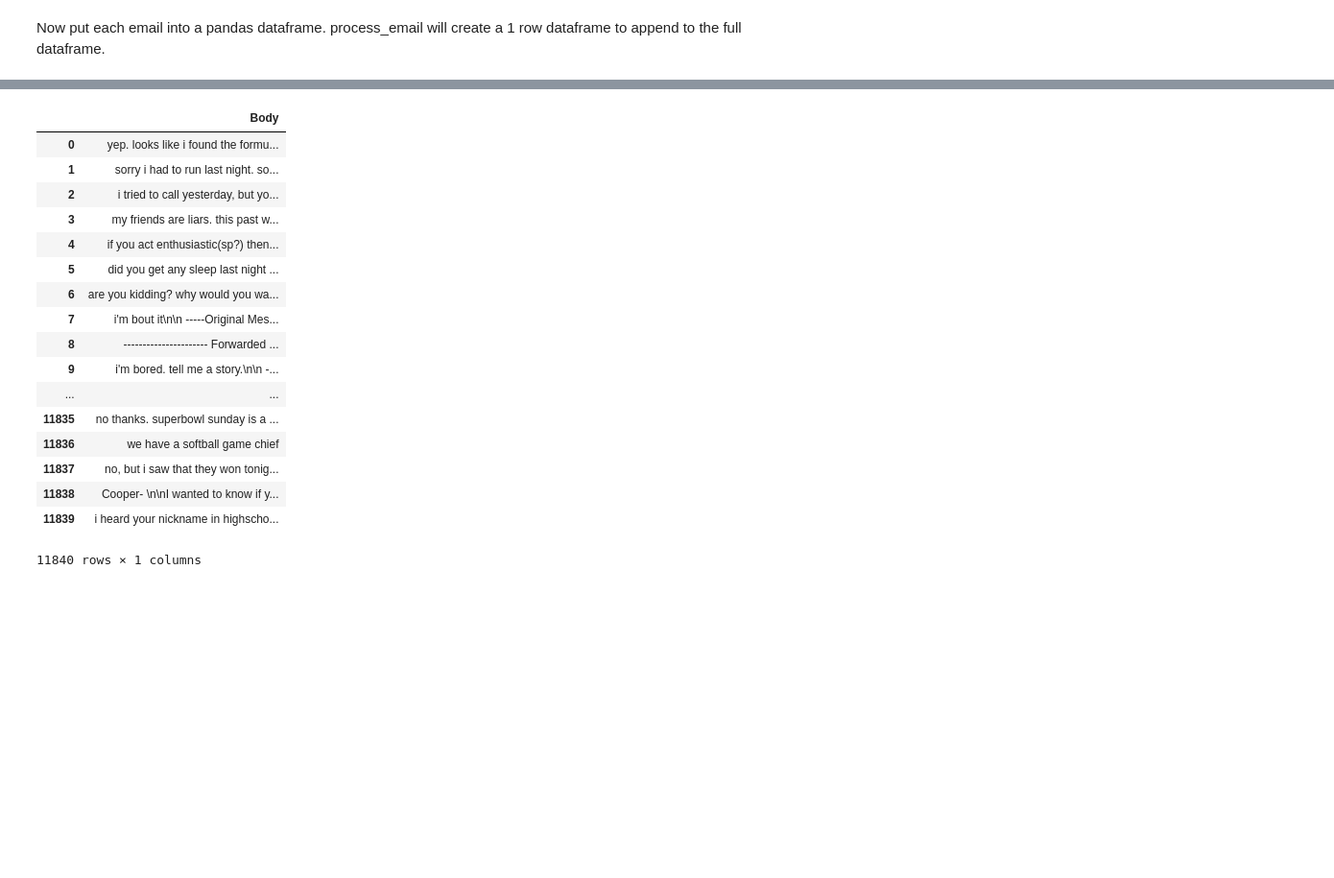
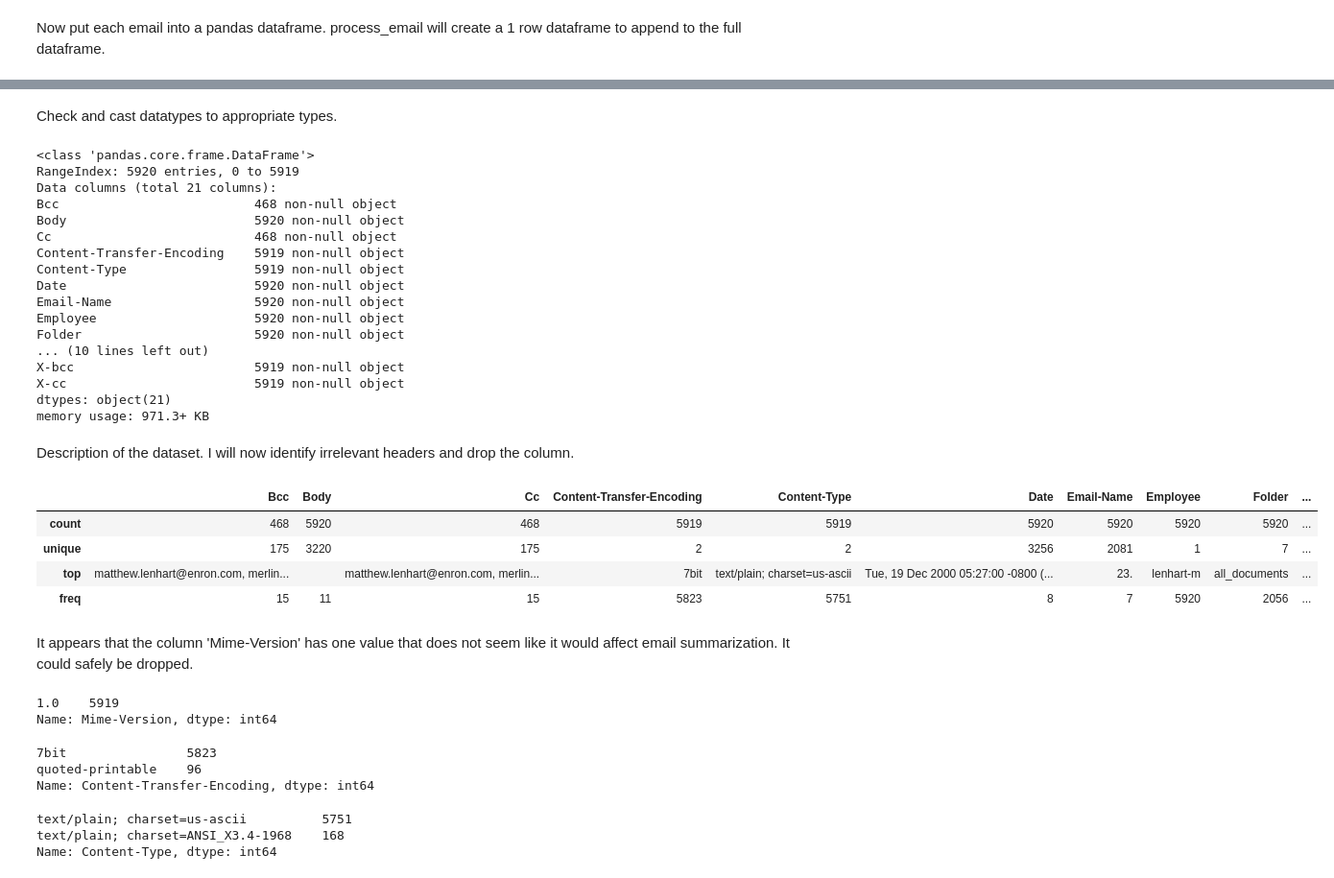
Before and after one commit to dailykirt/ML_Enron_email_summary, a Jupyter notebook: notebooks/data_wrangling.ipynb, the cells around one changed output, grey strips where cells are left out. Shown at 96% size. Saved outputs shown, nothing was run; the diff lists cells and outputs as text; code cells hidden in the pictures; blank space fills up the shorter version.

```diff
--- a/notebooks/data_wrangling.ipynb
+++ b/notebooks/data_wrangling.ipynb
@@ -87,23 +77,41 @@ enron_email_list_df
+# %% [markdown]
+Check and cast datatypes to appropriate types.
+# %%
+enron_email_list_df.info()
+# %% [output]
+<class 'pandas.core.frame.DataFrame'>
+RangeIndex: 5920 entries, 0 to 5919
+Data columns (total 21 columns):
+Bcc                          468 non-null object
+Body                         5920 non-null object
+Cc                           468 non-null object
+Content-Transfer-Encoding    5919 non-null object
+Content-Type                 5919 non-null object
+Date                         5920 non-null object
+Email-Name                   5920 non-null object
+Employee                     5920 non-null object
+Folder                       5920 non-null object
+... (10 lines left out)
+X-bcc                        5919 non-null object
+X-cc                         5919 non-null object
+dtypes: object(21)
+memory usage: 971.3+ KB
+# %% [markdown]
+Description of the dataset. I will now identify irrelevant headers and drop the column.
 # %%
 pd.set_option('display.max_colwidth', -1)
 pd.set_option('display.max_columns',500)
-enron_email_list_df[['Body']]
+enron_email_list_df.describe()
 # %% [output]
-|  | Body |
-| 0 | yep. looks like i found the formu... |
-| 1 | sorry i had to run last night. so... |
-| 2 | i tried to call yesterday, but yo... |
-| 3 | my friends are liars. this past w... |
-| 4 | if you act enthusiastic(sp?) then... |
-| 5 | did you get any sleep last night ... |
-| 6 | are you kidding? why would you wa... |
-| 7 | i'm bout it\n\n -----Original Mes... |
-| 8 | ---------------------- Forwarded ... |
-| 9 | i'm bored. tell me a story.\n\n -... |
-| ... | ... |
-| 11835 | no thanks. superbowl sunday is a ... |
-| 11836 | we have a softball game chief |
-| 11837 | no, but i saw that they won tonig... |
-| 11838 | Cooper- \n\nI wanted to know if y... |
-| 11839 | i heard your nickname in highscho... |
+|  | Bcc | Body | Cc | Content-Transfer-Encoding | Content-Type | Date | Email-Name | Employee | Folder | ... |
+| count | 468 | 5920 | 468 | 5919 | 5919 | 5920 | 5920 | 5920 | 5920 | ... |
+| unique | 175 | 3220 | 175 | 2 | 2 | 3256 | 2081 | 1 | 7 | ... |
+| top | matthew.lenhart@enron.com, merlin... |  | matthew.lenhart@enron.com, merlin... | 7bit | text/plain; charset=us-ascii | Tue, 19 Dec 2000 05:27:00 -0800 (... | 23. | lenhart-m | all_documents | ... |
+| freq | 15 | 11 | 15 | 5823 | 5751 | 8 | 7 | 5920 | 2056 | ... |
-11840 rows × 1 columns
+# %% [markdown]
+It appears that the column 'Mime-Version' has one value that does not seem like it would affect email summarization. It could safely be dropped.
+# %%
+enron_email_list_df['Mime-Version'].value_counts()
+# %% [output]
+1.0    5919
+Name: Mime-Version, dtype: int64
@@ -109,0 +120,12 @@ enron_email_list_df[['Body']]
+# %%
+enron_email_list_df['Content-Transfer-Encoding'].value_counts()
+# %% [output]
+7bit                5823
+quoted-printable    96
+Name: Content-Transfer-Encoding, dtype: int64
+# %%
+enron_email_list_df['Content-Type'].value_counts()
+# %% [output]
+text/plain; charset=us-ascii          5751
+text/plain; charset=ANSI_X3.4-1968    168
+Name: Content-Type, dtype: int64
```
Also changed, not shown: parts of 4 cells of this notebook, 1 other file.
